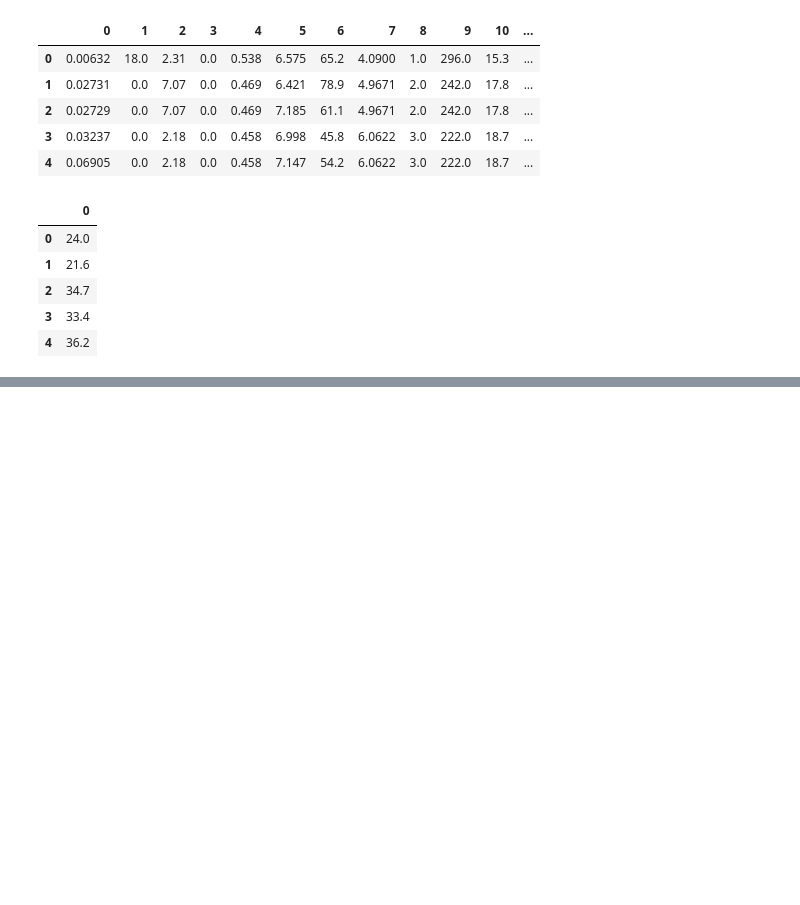
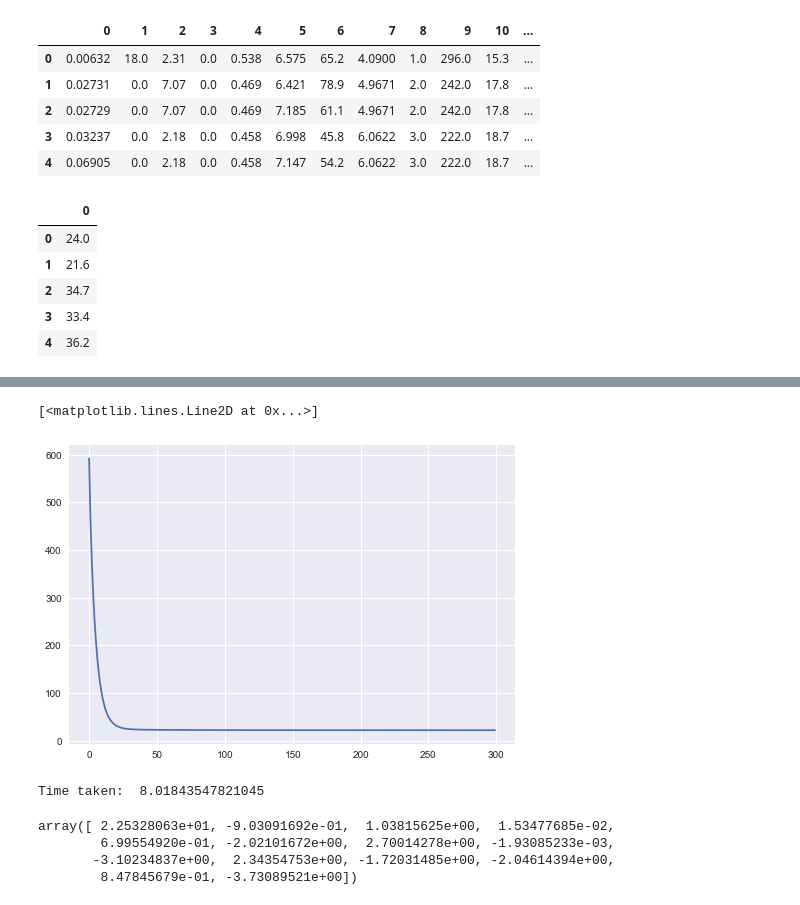
Before and after one commit to mayank-aggrwal/machine-learning-algorithms, a Jupyter notebook: Linear_Regression/LR_with_Multiple_Features.ipynb, the cells around one changed output, grey strips where cells are left out. Cells and saved outputs as stored; diff of their text form; code cells hidden in the pictures; blank space fills up the shorter version.

```diff
--- a/Linear_Regression/LR_with_Multiple_Features.ipynb
+++ b/Linear_Regression/LR_with_Multiple_Features.ipynb
@@ -77,0 +226,37 @@ dfY.head()
+# %%
+def error(X, y, theta):
+    e = 0.0
+    m = X.shape[0]
+    for i in range(m):
+        y_ = hypothesis(X[i], theta)
+        e += (y_ - y[i]) ** 2
+    return e / m
+# %%
+def gradient(X, y, theta):
+    m, n = X.shape
+    grad = np.zeros((n,))
+
+    for i in range(m):
+        y_ = hypothesis(X[i], theta)
+        for j in range(n):
+            grad[j] += (y_ - y[i]) * X[i][j]
+
+    return grad / m
+# %%
+def gradient_descent(X, y, lr = 0.1, max_epochs = 300):
+    m, n = X.shape
+    error_list = []
+    theta_list = []
+    theta = np.zeros((n,))
+    for i in range(max_epochs):
+        e = error(X, y, theta)
+        error_list.append(e)
+        theta_list.append(theta)
+
+        grad = gradient(X, y, theta)
+        for i in range(n):
+            theta[i] = theta[i] - lr * grad[i]
+
+    return theta, error_list, theta_list
+# %%
+theta, error_list, theta_list = gradient_descent(X, y)
@@ -77,0 +290,21 @@ dfY.head()
+# %%
+plt.plot(error_list)
+# %% [output]
+[<matplotlib.lines.Line2D at 0x...>]
+[figure, added]
+# %%
+import time
+start = time.time()
+theta, error_list, theta_list = gradient_descent(X, y)
+end = time.time()
+
+print("Time taken: ", end - start)
+# %% [output]
+Time taken:  8.01843547821045
+# %%
+theta
+# %% [output]
+array([ 2.25328063e+01, -9.03091692e-01,  1.03815625e+00,  1.53477685e-02,
+        6.99554920e-01, -2.02101672e+00,  2.70014278e+00, -1.93085233e-03,
+       -3.10234837e+00,  2.34354753e+00, -1.72031485e+00, -2.04614394e+00,
+        8.47845679e-01, -3.73089521e+00])
```
Also changed, not shown: parts of 28 cells of this notebook.
